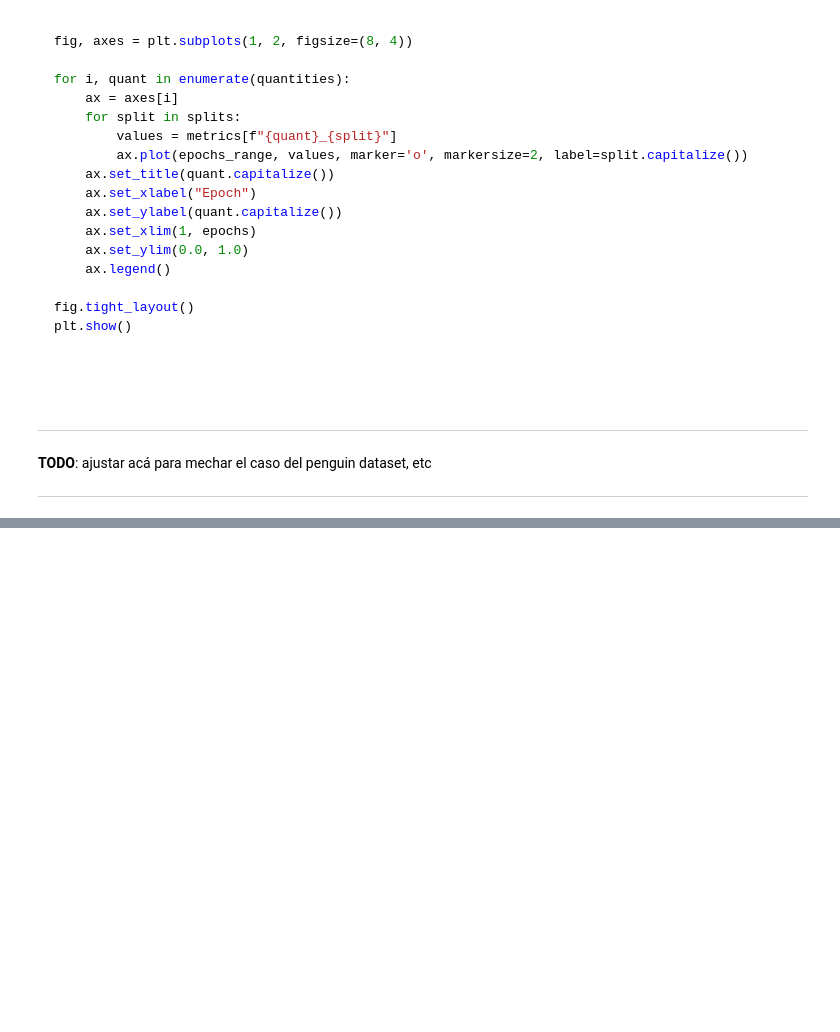
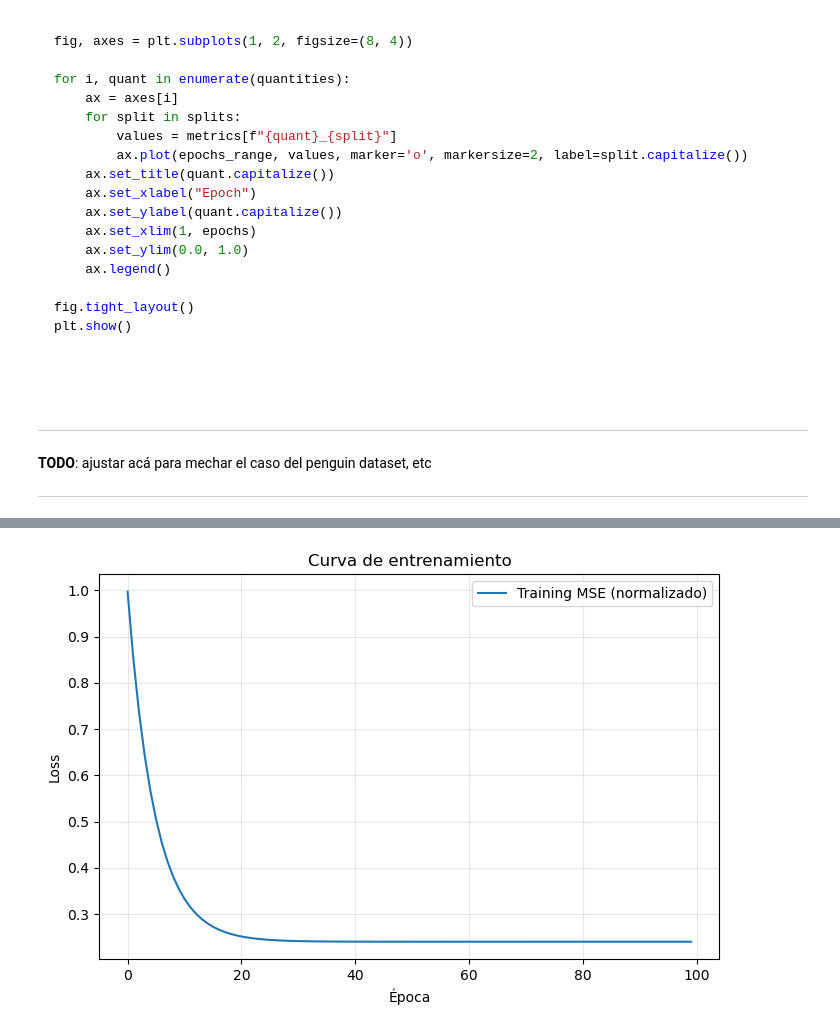
Before and after one commit to mauriciolangleib/capibara_cicada_2025, a Jupyter notebook: notebooks/practico_0/000_practico_0.ipynb, the cells around one changed output, grey strips where cells are left out. Drawn from its saved outputs; the diff is of its cells as text; code cells hidden in the pictures; folded sections open; blank space fills up the shorter version.

```diff
--- a/notebooks/practico_0/000_practico_0.ipynb
+++ b/notebooks/practico_0/000_practico_0.ipynb
@@ -1540,0 +1589,13 @@ ImportError: cannot import name 'DiagnosticOptions' from 'torch.onnx._internal.e
+# %%
+import matplotlib.pyplot as plt
+
+plt.figure(figsize=(8,5))
+plt.plot(loss_history[0:100], label="Training MSE (normalizado)")
+plt.xlabel("Época")
+plt.ylabel("Loss")
+plt.title("Curva de entrenamiento")
+plt.grid(True, alpha=0.3)
+plt.legend()
+plt.show()
+# %% [output]
+[figure, added]
```
Also changed, not shown: parts of 1 cell of this notebook, 1 other file.
